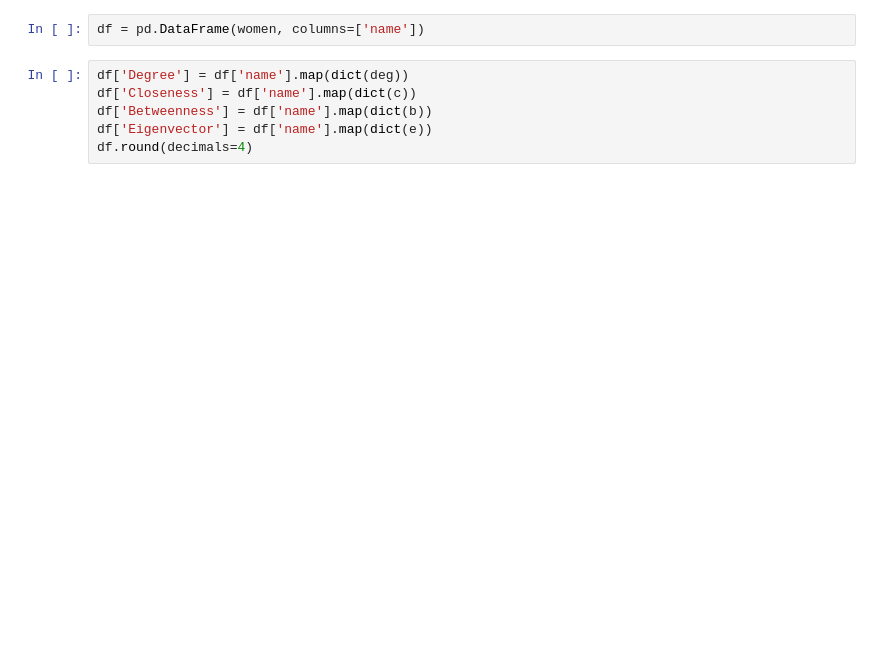
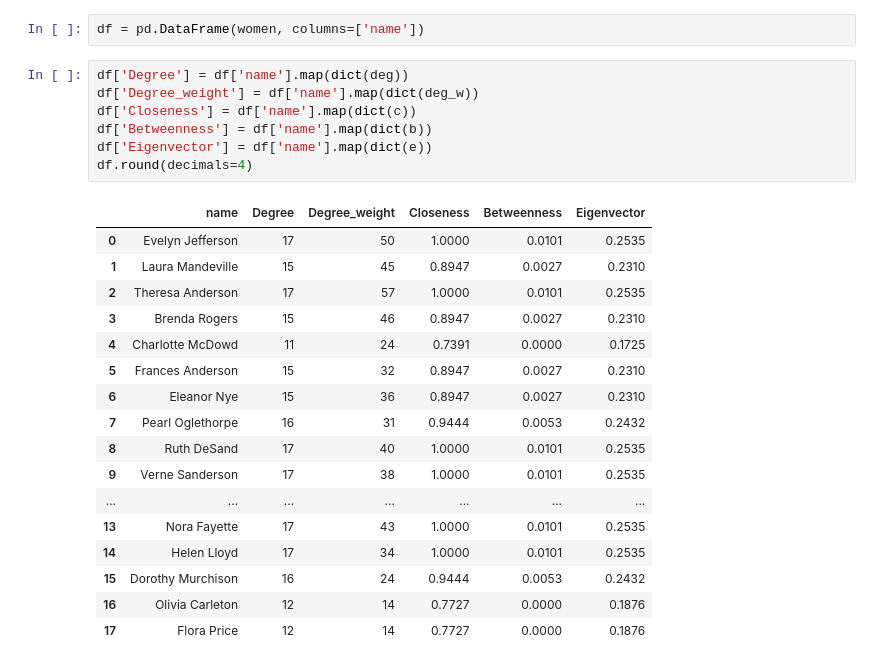
Before and after one commit to dsimband/DATA620_Group3, a Jupyter notebook: Week6_Assignment/DATA620_Week6_Assignment.ipynb, the cells around one changed output. Cells and saved outputs as stored; diff of their text form; blank space fills up the shorter version.

```diff
--- a/Week6_Assignment/DATA620_Week6_Assignment.ipynb
+++ b/Week6_Assignment/DATA620_Week6_Assignment.ipynb
@@ -175,10 +183,29 @@ e = nx.eigenvector_centrality(W, max_iter=100)
 df = pd.DataFrame(women, columns=['name'])
 # %%
 df['Degree'] = df['name'].map(dict(deg))
+df['Degree_weight'] = df['name'].map(dict(deg_w))
 df['Closeness'] = df['name'].map(dict(c))
 df['Betweenness'] = df['name'].map(dict(b))
 df['Eigenvector'] = df['name'].map(dict(e))
 df.round(decimals=4)
+# %% [output]
+|  | name | Degree | Degree_weight | Closeness | Betweenness | Eigenvector |
+| 0 | Evelyn Jefferson | 17 | 50 | 1.0000 | 0.0101 | 0.2535 |
+| 1 | Laura Mandeville | 15 | 45 | 0.8947 | 0.0027 | 0.2310 |
+| 2 | Theresa Anderson | 17 | 57 | 1.0000 | 0.0101 | 0.2535 |
+| 3 | Brenda Rogers | 15 | 46 | 0.8947 | 0.0027 | 0.2310 |
+| 4 | Charlotte McDowd | 11 | 24 | 0.7391 | 0.0000 | 0.1725 |
+| 5 | Frances Anderson | 15 | 32 | 0.8947 | 0.0027 | 0.2310 |
+| 6 | Eleanor Nye | 15 | 36 | 0.8947 | 0.0027 | 0.2310 |
+| 7 | Pearl Oglethorpe | 16 | 31 | 0.9444 | 0.0053 | 0.2432 |
+| 8 | Ruth DeSand | 17 | 40 | 1.0000 | 0.0101 | 0.2535 |
+| 9 | Verne Sanderson | 17 | 38 | 1.0000 | 0.0101 | 0.2535 |
+| ... | ... | ... | ... | ... | ... | ... |
+| 13 | Nora Fayette | 17 | 43 | 1.0000 | 0.0101 | 0.2535 |
+| 14 | Helen Lloyd | 17 | 34 | 1.0000 | 0.0101 | 0.2535 |
+| 15 | Dorothy Murchison | 16 | 24 | 0.9444 | 0.0053 | 0.2432 |
+| 16 | Olivia Carleton | 12 | 14 | 0.7727 | 0.0000 | 0.1876 |
+| 17 | Flora Price | 12 | 14 | 0.7727 | 0.0000 | 0.1876 |
 # %%
 fig = px.scatter(df, x="Closeness", y="Betweenness", size="Degree", color="Eigenvector",
                     hover_name="name", width=1000, height=600, title="Davis Southern Club Women (measures of centrality)")
```
Also changed, not shown: parts of 13 cells of this notebook.
